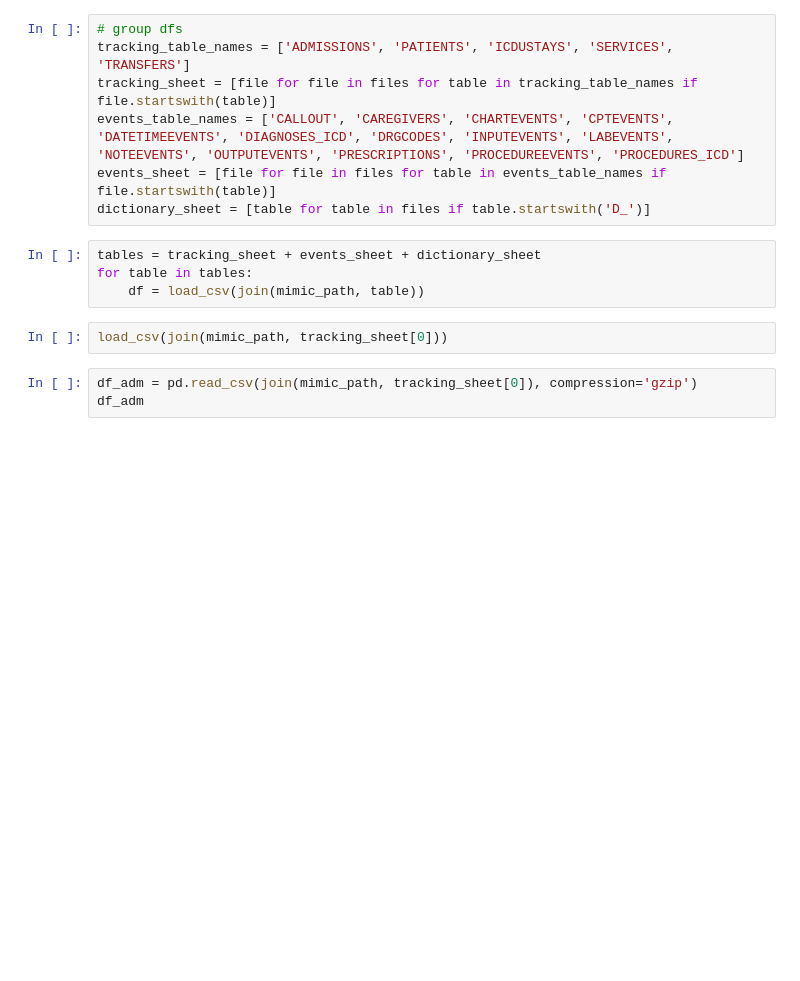
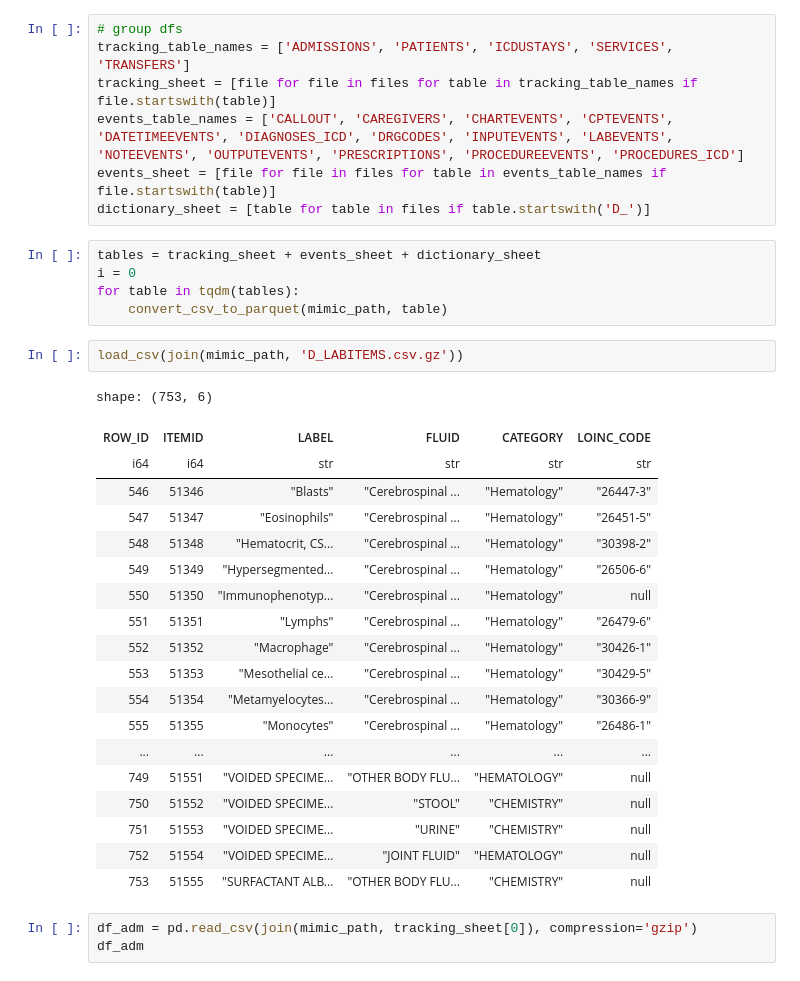
Before and after one commit to kirilklein/ehr_preprocess, a Jupyter notebook: notebooks/explore/mimic3.ipynb, the cells around one changed output. Saved outputs shown, nothing was run; the diff lists cells and outputs as text; blank space fills up the shorter version.

Commit message:
converter class in utils

```diff
--- a/notebooks/explore/mimic3.ipynb
+++ b/notebooks/explore/mimic3.ipynb
@@ -69,10 +82,31 @@ events_sheet = [file for file in files for table in events_table_names if file.s
 dictionary_sheet = [table for table in files if table.startswith('D_')]
 # %%
 tables = tracking_sheet + events_sheet + dictionary_sheet
-for table in tables:
-    df = load_csv(join(mimic_path, table))
+i = 0
+for table in tqdm(tables):
+    convert_csv_to_parquet(mimic_path, table)
 # %%
-load_csv(join(mimic_path, tracking_sheet[0]))
+load_csv(join(mimic_path, 'D_LABITEMS.csv.gz'))
+# %% [output]
+shape: (753, 6)
+| ROW_ID | ITEMID | LABEL | FLUID | CATEGORY | LOINC_CODE |
+| i64 | i64 | str | str | str | str |
+| 546 | 51346 | "Blasts" | "Cerebrospinal ... | "Hematology" | "26447-3" |
+| 547 | 51347 | "Eosinophils" | "Cerebrospinal ... | "Hematology" | "26451-5" |
+| 548 | 51348 | "Hematocrit, CS... | "Cerebrospinal ... | "Hematology" | "30398-2" |
+| 549 | 51349 | "Hypersegmented... | "Cerebrospinal ... | "Hematology" | "26506-6" |
+| 550 | 51350 | "Immunophenotyp... | "Cerebrospinal ... | "Hematology" | null |
+| 551 | 51351 | "Lymphs" | "Cerebrospinal ... | "Hematology" | "26479-6" |
+| 552 | 51352 | "Macrophage" | "Cerebrospinal ... | "Hematology" | "30426-1" |
+| 553 | 51353 | "Mesothelial ce... | "Cerebrospinal ... | "Hematology" | "30429-5" |
+| 554 | 51354 | "Metamyelocytes... | "Cerebrospinal ... | "Hematology" | "30366-9" |
+| 555 | 51355 | "Monocytes" | "Cerebrospinal ... | "Hematology" | "26486-1" |
+| ... | ... | ... | ... | ... | ... |
+| 749 | 51551 | "VOIDED SPECIME... | "OTHER BODY FLU... | "HEMATOLOGY" | null |
+| 750 | 51552 | "VOIDED SPECIME... | "STOOL" | "CHEMISTRY" | null |
+| 751 | 51553 | "VOIDED SPECIME... | "URINE" | "CHEMISTRY" | null |
+| 752 | 51554 | "VOIDED SPECIME... | "JOINT FLUID" | "HEMATOLOGY" | null |
+| 753 | 51555 | "SURFACTANT ALB... | "OTHER BODY FLU... | "CHEMISTRY" | null |
 # %%
 df_adm = pd.read_csv(join(mimic_path, tracking_sheet[0]), compression='gzip')
 df_adm
```
Also changed, not shown: parts of 3 cells of this notebook, 3 other files.
